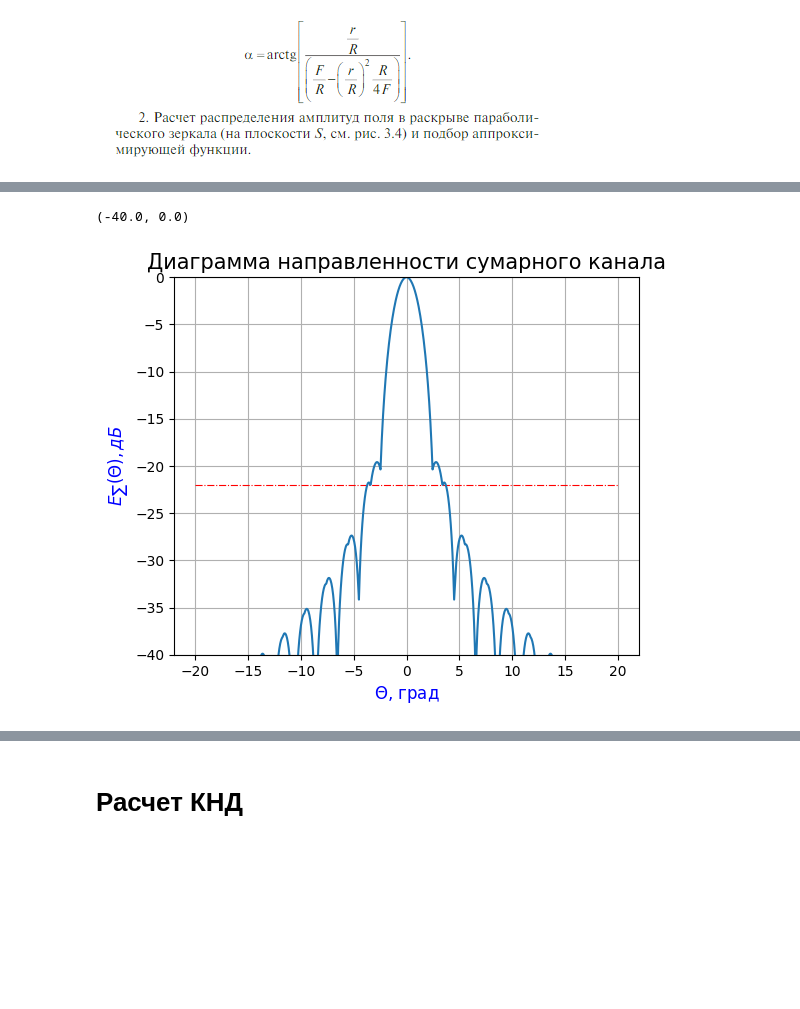
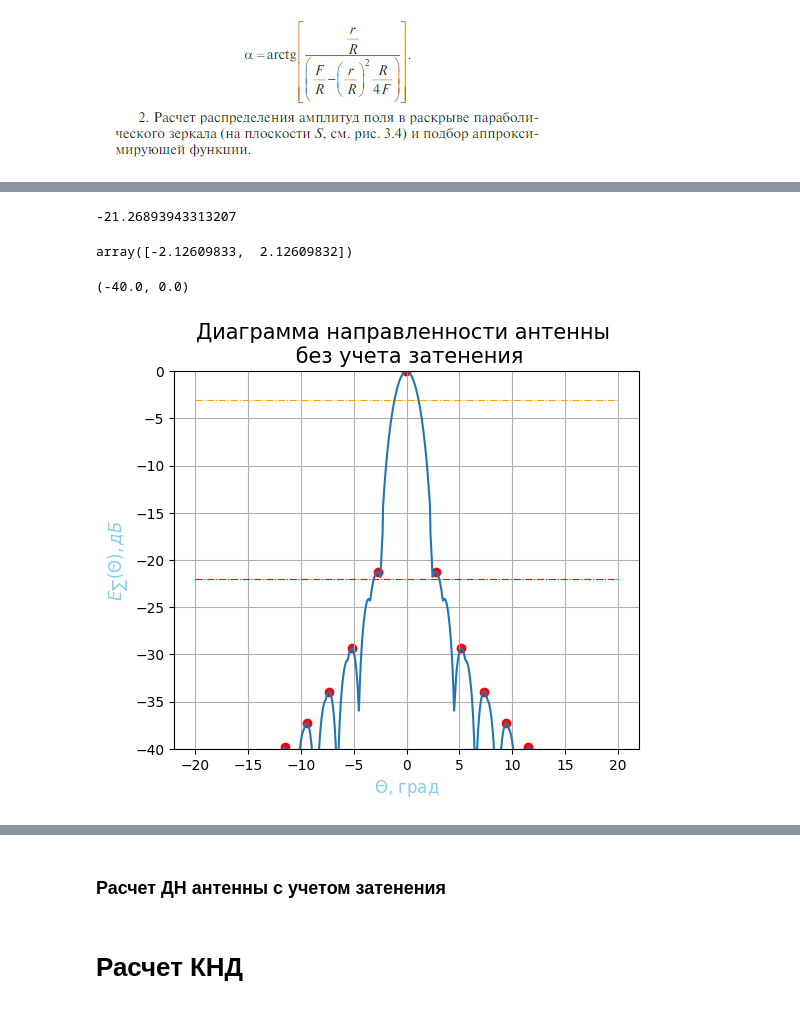
Before and after one commit to AlfaIV/Microwave-and-Antennas-LabWork, a Jupyter notebook: Курсач_СВЧ.ipynb, the cells around one changed output, grey strips where cells are left out. Saved outputs shown, nothing was run; the diff lists cells and outputs as text; code cells hidden in the pictures; blank space fills up the shorter version.

```diff
--- a/Курсач_СВЧ.ipynb
+++ b/Курсач_СВЧ.ipynb
@@ -561,7 +705,7 @@ theta = np.array(list(map(degrees,theta)))#конвертация радиан
 # %%
-#for i in range(len(data_E_sum_theta)):
-#  if data_E_sum_theta[i] < -15:
-#   data_E_sum_theta[i] -=5
+for i in range(len(data_E_sum_theta)):
+  if data_E_sum_theta[i] < -15:
+   data_E_sum_theta[i] -=2
 #int(0.5)
 #theta = np.linspace(radians(-20), radians(20),1000)
 #E_sum_theta = lambda theta: a_0*lmbda(1,u(theta)) + (1 - a_0)*lmbda((round(p[0][0],5)),u(theta))#ДН суммарного канала
@@ -571,0 +718,15 @@ theta = np.array(list(map(degrees,theta)))#конвертация радиан
+# %%
+#расчет УБЛ
+peaks, _ = sig.find_peaks(data_E_sum_theta,
+                          width = 10,
+                          )
+#results_half = sig.peak_widths(data_E_sum_theta, peaks, rel_height=0.5)
+#results_full = sig.peak_widths(data_E_sum_theta, peaks, rel_height=0.5)
+#list(map(int,results_half[3]))2
+
+level_side_lobes = np.argmax(data_E_sum_theta[peaks])
+level_side_lobes = np.delete(data_E_sum_theta[peaks], level_side_lobes)
+level_side_lobes = max(level_side_lobes)
+level_side_lobes
+# %% [output]
+-21.26893943313207
@@ -571,0 +735,12 @@ theta = np.array(list(map(degrees,theta)))#конвертация радиан
+# %%
+#расчет ширины ДН по уровню 0.5
+
+RP_width_05_eq = lambda theta: 20*log10(E_sum_theta(theta)/E_sum_theta(0)) + 5
+RP_width_05 = []
+RP_width_05.append(opt.root(RP_width_05_eq,radians(0.5),tol = 1e-6)["x"][0])
+RP_width_05.append(opt.root(RP_width_05_eq,radians(-0.5))["x"][0])
+RP_width_05.sort()
+RP_width_05 = np.degrees(RP_width_05)
+RP_width_05
+# %% [output]
+array([-2.12609833,  2.12609832])
@@ -572,24 +752,45 @@ theta = np.array(list(map(degrees,theta)))#конвертация радиан
 # %%
 plt.figure(figsize=(6,5),dpi = 100)
 
 plt.hlines(-22,min(theta),max(theta),
          color = "red",
          linestyle = "dashdot",
          linewidth = 0.8,
            )
 
-plt.plot(theta, data_E_sum_theta, label='$\overline{A(r)}$')
+plt.hlines(-3,min(theta),max(theta),
+         color = "orange",
+         linestyle = "dashdot",
+         linewidth = 0.8,
+           )
 
 
-plt.title("Диаграмма направленности сумарного канала", fontsize=15)
-plt.xlabel('$Θ$, град', fontsize=12, color='blue')
+#plt.hlines(-5,
+#    RP_width_05[0],
+#    RP_width_05[1],
+#    linestyle = "dashdot",
+#    linewidth = 0.8,
+#          )
+
+
+plt.plot(theta, data_E_sum_theta, label='$\overline{A(r)}$')
+plt.scatter(theta[peaks],
+            data_E_sum_theta[peaks],
+            color = "red")
+
+#plt.scatter(RP_width_05,
+#    [-5,-5],
+#          )
+
+plt.title("Диаграмма направленности антенны \n без учета затенения", fontsize=15)
+plt.xlabel('$Θ$, град', fontsize=12, color='skyblue')
 #plt.legend()
-plt.ylabel('$E_{\sum}(Θ), дБ$', fontsize=12, color='blue')
+plt.ylabel('$E_{\sum}(Θ), дБ$', fontsize=12, color='skyblue')
 plt.grid(True)
 plt.ylim([-40,0])
 # %% [output]
 (-40.0, 0.0)
-[figure, old version]
+[figure, new version]
 # %%
 fig = px.line(x=theta, y=data_E_sum_theta,
               labels={'x':'$Θ$, град', 'y':'$E_{\sum}(Θ), дБ$'},
@@ -604,3 +810,5 @@ fig.add_hline(y=-22,
 fig.show()
 # %% [output]
 [interactive output not drawn]
+# %% [markdown]
+### Расчет ДН антенны с учетом затенения
```
Also changed, not shown: parts of 68 cells of this notebook.
